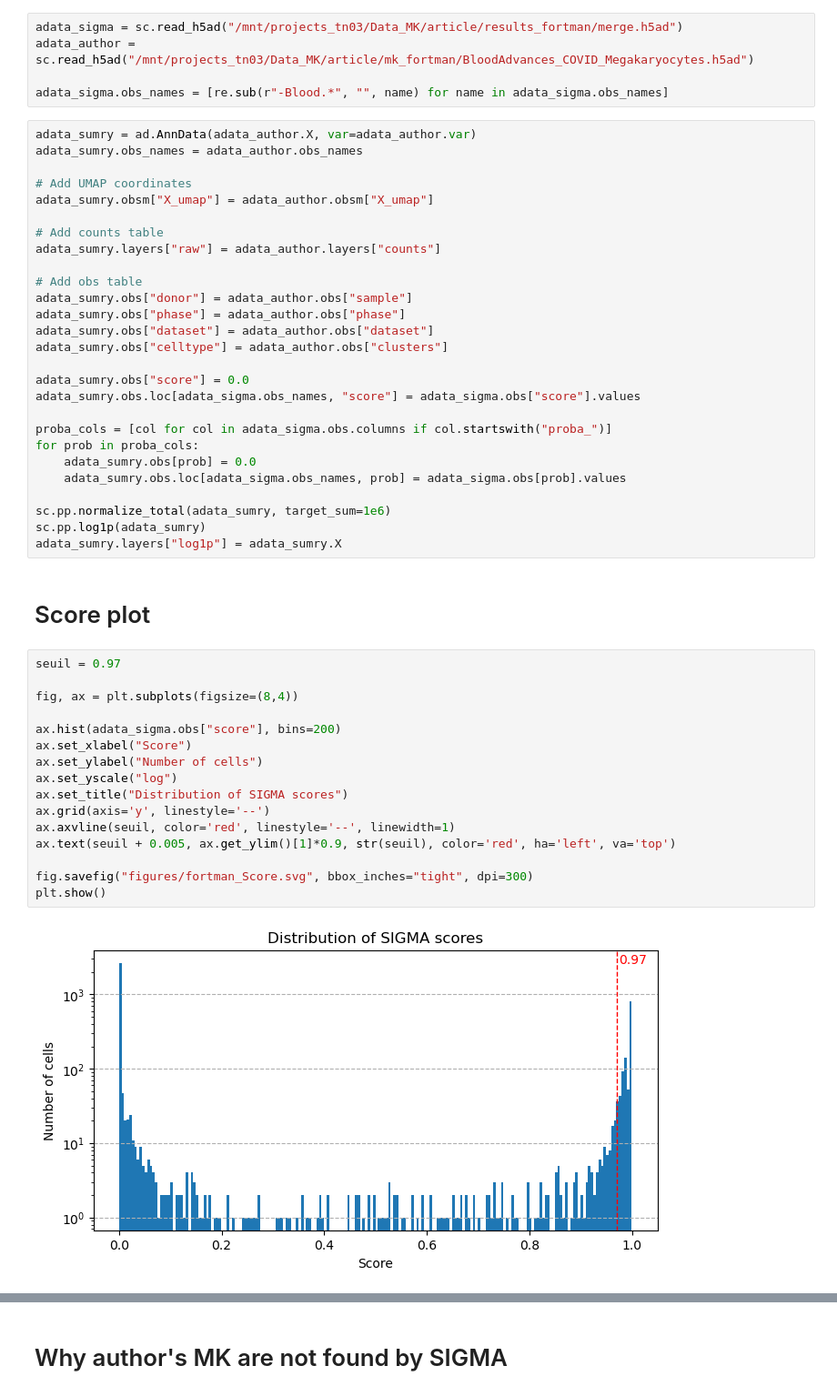
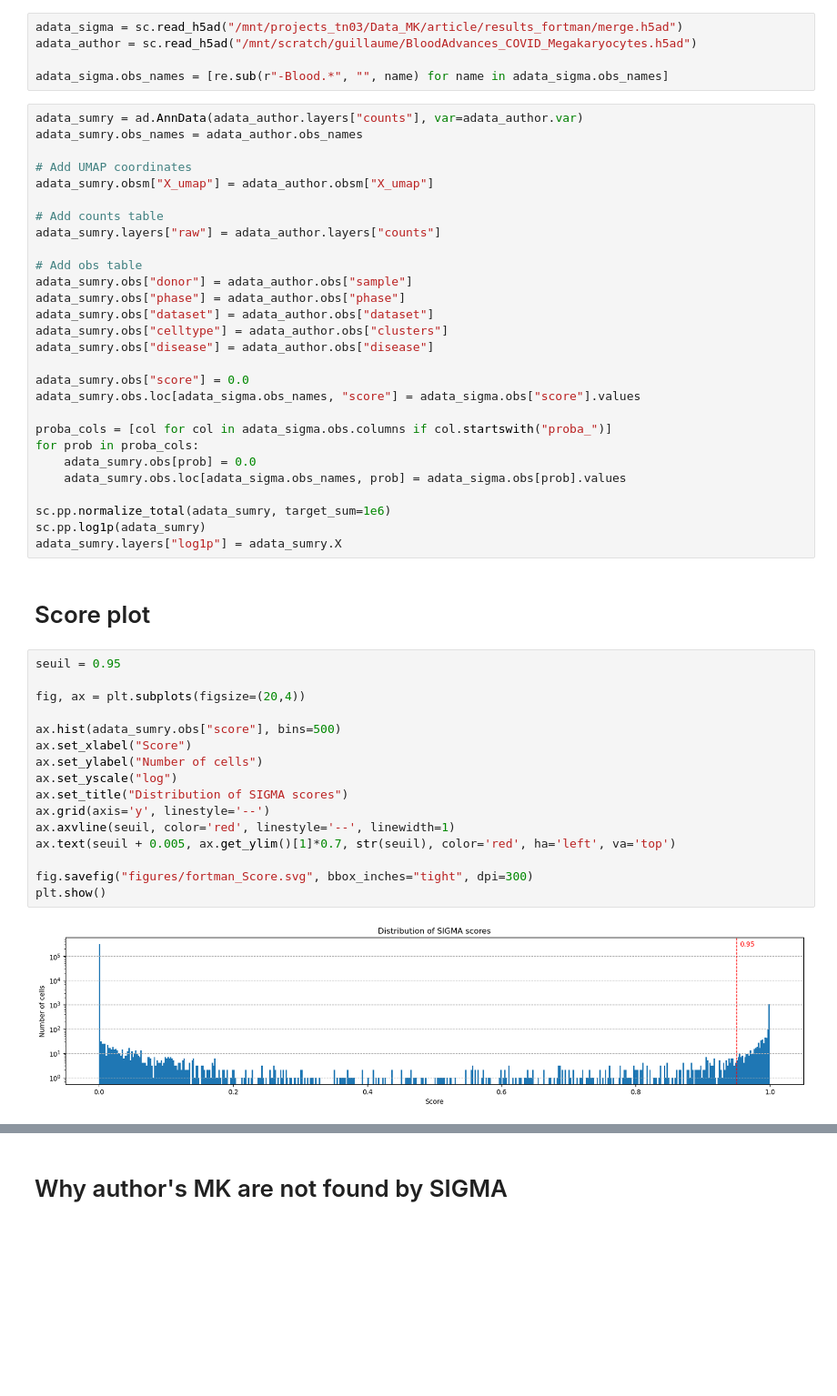
Before and after one commit to Guitout31415/SIGMA, a Jupyter notebook: notebooks/compare_fortman_sigma.ipynb, the cells around one changed output, grey strips where cells are left out. Shown at 91% size. Drawn from its saved outputs; the diff is of its cells as text; blank space fills up the shorter version.

```diff
--- a/notebooks/compare_fortman_sigma.ipynb
+++ b/notebooks/compare_fortman_sigma.ipynb
@@ -158,10 +19,10 @@ def plot_gene_expression_summary(adata, top_genes, category, title=None, ax=None
 # %%
 adata_sigma = sc.read_h5ad("/mnt/projects_tn03/Data_MK/article/results_fortman/merge.h5ad")
-adata_author = sc.read_h5ad("/mnt/projects_tn03/Data_MK/article/mk_fortman/BloodAdvances_COVID_Megakaryocytes.h5ad")
+adata_author = sc.read_h5ad("/mnt/scratch/guillaume/BloodAdvances_COVID_Megakaryocytes.h5ad")
 
 adata_sigma.obs_names = [re.sub(r"-Blood.*", "", name) for name in adata_sigma.obs_names]
 # %%
-adata_sumry = ad.AnnData(adata_author.X, var=adata_author.var)
+adata_sumry = ad.AnnData(adata_author.layers["counts"], var=adata_author.var)
 adata_sumry.obs_names = adata_author.obs_names
 
 # Add UMAP coordinates
@@ -175,6 +36,7 @@ adata_sumry.obs["donor"] = adata_author.obs["sample"]
 adata_sumry.obs["phase"] = adata_author.obs["phase"]
 adata_sumry.obs["dataset"] = adata_author.obs["dataset"]
 adata_sumry.obs["celltype"] = adata_author.obs["clusters"]
+adata_sumry.obs["disease"] = adata_author.obs["disease"]
 
 adata_sumry.obs["score"] = 0.0
 adata_sumry.obs.loc[adata_sigma.obs_names, "score"] = adata_sigma.obs["score"].values
@@ -190,23 +52,23 @@ adata_sumry.layers["log1p"] = adata_sumry.X
 # %% [markdown]
 # Score plot
 # %%
-seuil = 0.97
+seuil = 0.95
 
-fig, ax = plt.subplots(figsize=(8,4))
+fig, ax = plt.subplots(figsize=(20,4))
 
-ax.hist(adata_sigma.obs["score"], bins=200)
+ax.hist(adata_sumry.obs["score"], bins=500)
 ax.set_xlabel("Score")
 ax.set_ylabel("Number of cells")
 ax.set_yscale("log")
 ax.set_title("Distribution of SIGMA scores")
 ax.grid(axis='y', linestyle='--')
 ax.axvline(seuil, color='red', linestyle='--', linewidth=1)
-ax.text(seuil + 0.005, ax.get_ylim()[1]*0.9, str(seuil), color='red', ha='left', va='top')
+ax.text(seuil + 0.005, ax.get_ylim()[1]*0.7, str(seuil), color='red', ha='left', va='top')
 
 fig.savefig("figures/fortman_Score.svg", bbox_inches="tight", dpi=300)
 plt.show()
 # %% [output]
-[figure, old version]
+[figure, new version]
 # %%
 MK_found_by_sigma = adata_sumry.obs["score"] >= seuil
 adata_sumry.obs["Identified by SIGMA"] = MK_found_by_sigma.astype(str)
```
Also changed, not shown: parts of 12 cells of this notebook, 7 other files.
